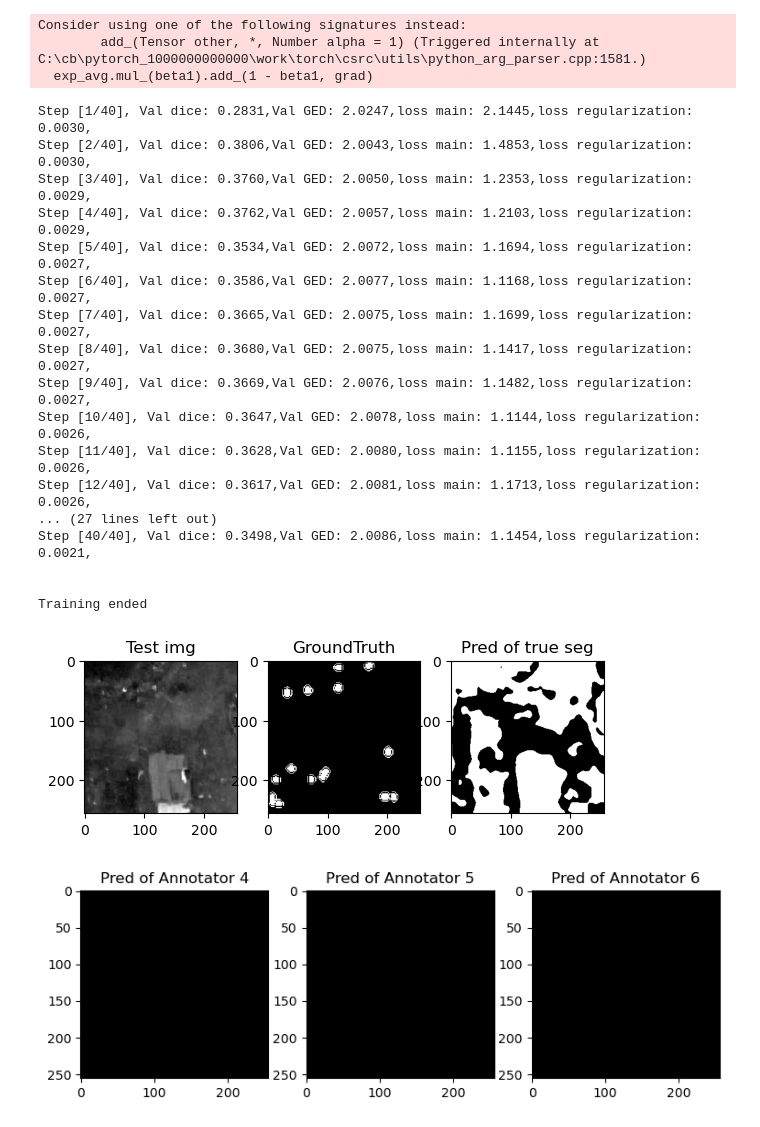
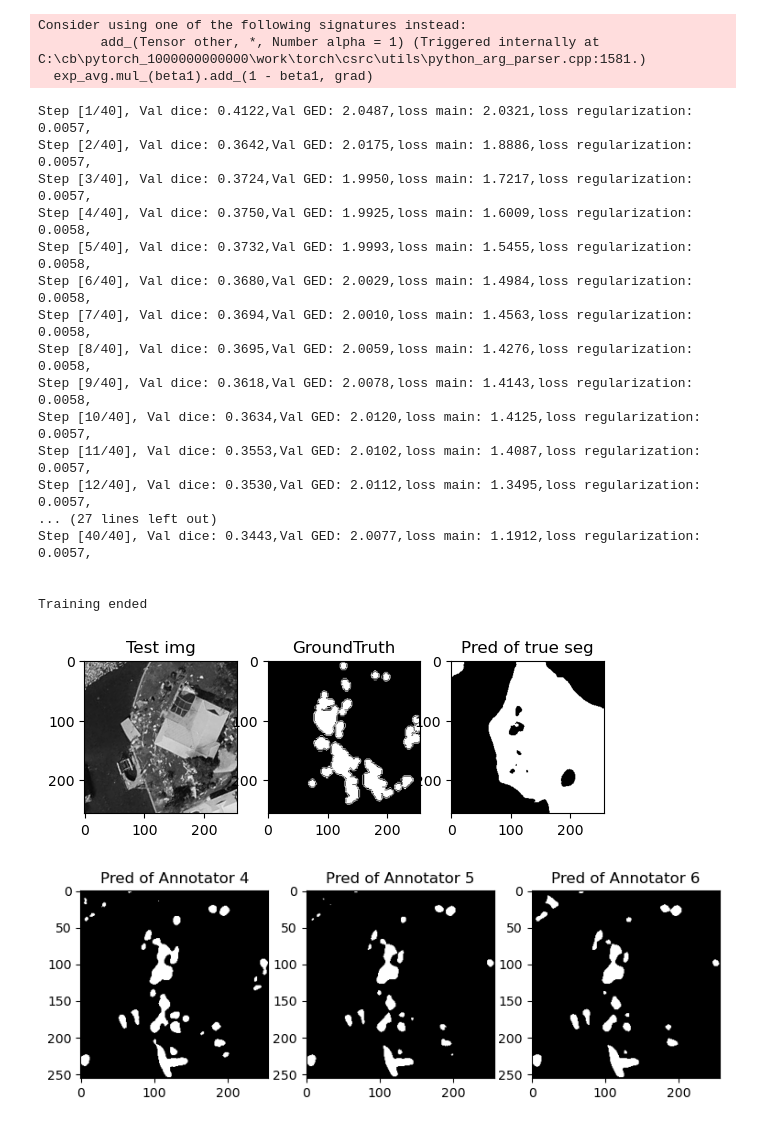
Before and after one commit to Way-Yuhao/CLIPSeg-debris, a Jupyter notebook: test_2.ipynb, the cells around one changed output. Cells and saved outputs as stored; diff of their text form; code cells hidden in the pictures.

Commit message:
+ Some minor modifications (test).

```diff
--- a/test_2.ipynb
+++ b/test_2.ipynb
@@ -23,15 +23,15 @@ from PIL import Image
 
 # hyper-parameters for model:
 input_dim = 3 # dimension of input
-width = 24 # width of the network
-depth = 3 # depth of the network, downsampling times is (depth-1)
+width = 36  #24 # width of the network
+depth = 5 #3 # depth of the network, downsampling times is (depth-1)
 class_no = 2 # class number, 2 for binary
 
 # hyper-parameters for training:
-train_batchsize = 20   #5 # batch size
-alpha = 0.001 # weight of the trace regularisation of learnt confusion matrices
+train_batchsize = 16   #5 # batch size
+alpha = 0.002 #0.001 # weight of the trace regularisation of learnt confusion matrices
 num_epochs = 40 # total epochs
-learning_rate = 1e-2 # learning rate
+learning_rate = 1e-4 # learning rate     # 1e-2
 # %%
 # ======================================= #
 # Prepare a few data examples
@@ -222,20 +222,20 @@ print('Training ended')
 Consider using one of the following signatures instead:
         add_(Tensor other, *, Number alpha = 1) (Triggered internally at C:\cb\pytorch_1000000000000\work\torch\csrc\utils\python_arg_parser.cpp:1581.)
   exp_avg.mul_(beta1).add_(1 - beta1, grad)
-Step [1/40], Val dice: 0.2831,Val GED: 2.0247,loss main: 2.1445,loss regularization: 0.0030,
-Step [2/40], Val dice: 0.3806,Val GED: 2.0043,loss main: 1.4853,loss regularization: 0.0030,
-Step [3/40], Val dice: 0.3760,Val GED: 2.0050,loss main: 1.2353,loss regularization: 0.0029,
-Step [4/40], Val dice: 0.3762,Val GED: 2.0057,loss main: 1.2103,loss regularization: 0.0029,
-Step [5/40], Val dice: 0.3534,Val GED: 2.0072,loss main: 1.1694,loss regularization: 0.0027,
-Step [6/40], Val dice: 0.3586,Val GED: 2.0077,loss main: 1.1168,loss regularization: 0.0027,
-Step [7/40], Val dice: 0.3665,Val GED: 2.0075,loss main: 1.1699,loss regularization: 0.0027,
-Step [8/40], Val dice: 0.3680,Val GED: 2.0075,loss main: 1.1417,loss regularization: 0.0027,
-Step [9/40], Val dice: 0.3669,Val GED: 2.0076,loss main: 1.1482,loss regularization: 0.0027,
-Step [10/40], Val dice: 0.3647,Val GED: 2.0078,loss main: 1.1144,loss regularization: 0.0026,
-Step [11/40], Val dice: 0.3628,Val GED: 2.0080,loss main: 1.1155,loss regularization: 0.0026,
-Step [12/40], Val dice: 0.3617,Val GED: 2.0081,loss main: 1.1713,loss regularization: 0.0026,
+Step [1/40], Val dice: 0.4122,Val GED: 2.0487,loss main: 2.0321,loss regularization: 0.0057,
+Step [2/40], Val dice: 0.3642,Val GED: 2.0175,loss main: 1.8886,loss regularization: 0.0057,
+Step [3/40], Val dice: 0.3724,Val GED: 1.9950,loss main: 1.7217,loss regularization: 0.0057,
+Step [4/40], Val dice: 0.3750,Val GED: 1.9925,loss main: 1.6009,loss regularization: 0.0058,
+Step [5/40], Val dice: 0.3732,Val GED: 1.9993,loss main: 1.5455,loss regularization: 0.0058,
+Step [6/40], Val dice: 0.3680,Val GED: 2.0029,loss main: 1.4984,loss regularization: 0.0058,
+Step [7/40], Val dice: 0.3694,Val GED: 2.0010,loss main: 1.4563,loss regularization: 0.0058,
+Step [8/40], Val dice: 0.3695,Val GED: 2.0059,loss main: 1.4276,loss regularization: 0.0058,
+Step [9/40], Val dice: 0.3618,Val GED: 2.0078,loss main: 1.4143,loss regularization: 0.0058,
+Step [10/40], Val dice: 0.3634,Val GED: 2.0120,loss main: 1.4125,loss regularization: 0.0057,
+Step [11/40], Val dice: 0.3553,Val GED: 2.0102,loss main: 1.4087,loss regularization: 0.0057,
+Step [12/40], Val dice: 0.3530,Val GED: 2.0112,loss main: 1.3495,loss regularization: 0.0057,
 ... (27 lines left out)
-Step [40/40], Val dice: 0.3498,Val GED: 2.0086,loss main: 1.1454,loss regularization: 0.0021,
+Step [40/40], Val dice: 0.3443,Val GED: 2.0077,loss main: 1.1912,loss regularization: 0.0057,
 
 
 Training ended
@@ -276,7 +276,7 @@ for i, (v_images, label_1, label_2, label_3, imagename) in enumerate(testloader)
 # =================================================== #
 # Predictions Plot
 # =================================================== #
-test_data_index = 25
+test_data_index = 10
 
 noisy_seg_1 = os.path.join(save_path_visual_result, 'test_' + str(test_data_index) + '_noisy_' + str(0) + '_seg.png')
 noisy_seg_2 = os.path.join(save_path_visual_result, 'test_' + str(test_data_index) + '_noisy_' + str(1) + '_seg.png')
@@ -295,32 +295,32 @@ ax = []
 imgs = [img, label, seg]
 imgs_names = ['Test img', 'GroundTruth', 'Pred of true seg']
 
 for i in range(columns*rows):
     img_ = imgs[i]
     ax.append(fig.add_subplot(rows, columns, i+1))
     ax[-1].set_title(imgs_names[i])
     img_ = Image.open(img_)
     img_ = np.array(img_, dtype='uint8')
     plt.imshow(img_, cmap='gray')
 plt.show()
 
 # plot the segmentation for noisy labels:
 fig = plt.figure(figsize=(9, 13))
 columns = 3
 rows = 1
 
 ax = []
 noisy_segs = [noisy_seg_1, noisy_seg_2, noisy_seg_3]
 noisy_segs_names = ['Pred of Annotator 4', 'Pred of Annotator 5', 'Pred of Annotator 6']
 
 for i in range(columns*rows):
     noisy_seg_ = noisy_segs[i]
     ax.append(fig.add_subplot(rows, columns, i+1))
     ax[-1].set_title(noisy_segs_names[i])
     noisy_seg_ = Image.open(noisy_seg_)
     noisy_seg_ = np.array(noisy_seg_, dtype='uint8')
     plt.imshow(noisy_seg_, cmap='gray')
 plt.show()
 # %% [output]
-[figure, old version]
+[figure, new version]
-[figure, old version]
+[figure, new version]
```
Also changed, not shown: parts of 2 cells of this notebook, 1 other file.
